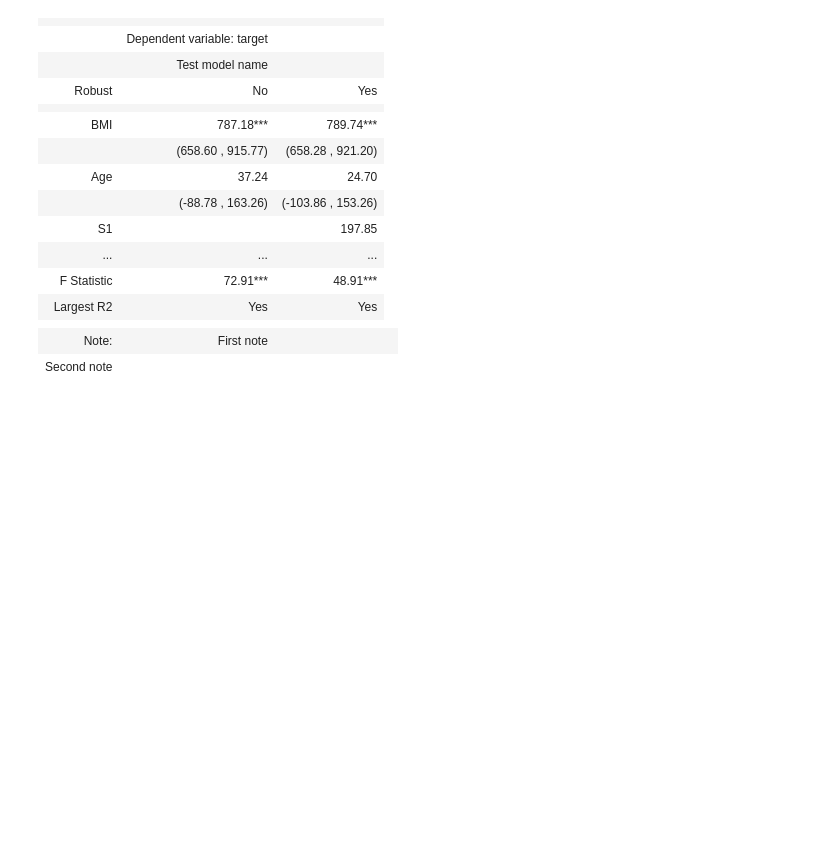
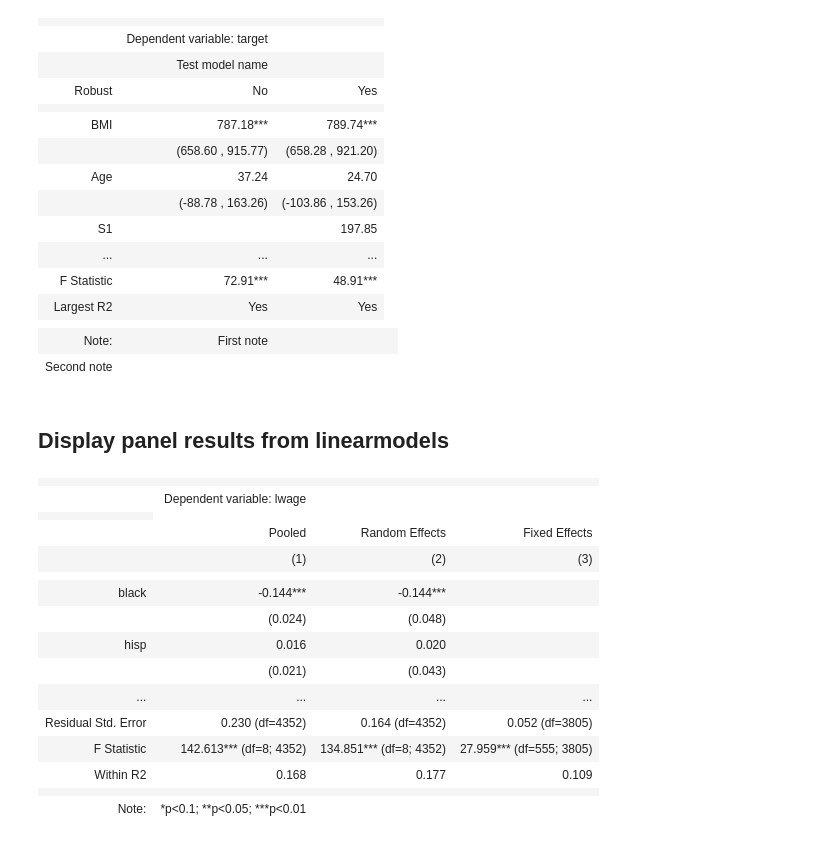
Before and after one commit to StatsReporting/stargazer, a Jupyter notebook: examples.ipynb, the cells around one changed output. Cells and saved outputs as stored; diff of their text form; code cells hidden in the pictures; blank space fills up the shorter version.

Commit message:
Add linearmodels translator

```diff
--- a/examples.ipynb
+++ b/examples.ipynb
@@ -442,3 +442,49 @@ Diabetes Study
 |  |  |  |
 | Note: | First note |  |  |
 | Second note |  |  |
+# %% [markdown]
+## Display panel results from linearmodels
+# %%
+from linearmodels.panel import PanelOLS, RandomEffects, PooledOLS
+from linearmodels.datasets import wage_panel
+
+dfp = wage_panel.load().set_index(["nr", "year"])
+
+pest = PooledOLS.from_formula('lwage  ~ 1 + black + hisp + exper + expersq + married + educ + union + TimeEffects', data=dfp).fit()
+rest = RandomEffects.from_formula('lwage  ~ 1 + black + hisp + exper + expersq + married + educ + union + TimeEffects', data=dfp).fit()
+fest = PanelOLS.from_formula('lwage  ~ 1 + expersq + union + married + TimeEffects + EntityEffects', data=dfp).fit()
+
+models=[pest, rest, fest]
+panel_res = Stargazer(models)
+panel_res.custom_columns(['Pooled', 'Random Effects', 'Fixed Effects'])
+panel_res.covariate_order(['black', 'hisp', 'exper', 'expersq', 'married', 'educ', 'union', 'Intercept'])
+panel_res.add_line('Time Effects', ['Yes', 'Yes', 'Yes'])
+panel_res.add_line('Fixed Effects', ['No', 'No', 'Yes'])
+
+# Add model specific statistics
+panel_res.add_line('Number of indiv.', [int(m.entity_info.total) for m in models])
+panel_res.add_line(Label({'html' : 'Within R<sup>2</sup>',
+                          'LaTeX' : 'Within $R^2$'}),
+                   [round(m.corr_squared_within,3) for m in models],
+                   LineLocation.FOOTER_BOTTOM
+                  )
+
+
+panel_res
+# %% [output]
+|  |  |  |  |
+|  | Dependent variable: lwage |  |  |
+|  |
+|  | Pooled | Random Effects | Fixed Effects |
+|  | (1) | (2) | (3) |
+|  |  |  |  |
+| black | -0.144*** | -0.144*** |  |
+|  | (0.024) | (0.048) |  |
+| hisp | 0.016 | 0.020 |  |
+|  | (0.021) | (0.043) |  |
+| ... | ... | ... | ... |
+| Residual Std. Error | 0.230 (df=4352) | 0.164 (df=4352) | 0.052 (df=3805) |
+| F Statistic | 142.613*** (df=8; 4352) | 134.851*** (df=8; 4352) | 27.959*** (df=555; 3805) |
+| Within R2 | 0.168 | 0.177 | 0.109 |
+|  |  |  |  |
+| Note: | *p<0.1; **p<0.05; ***p<0.01 |  |  |
```
Also changed, not shown: 2 other files.
